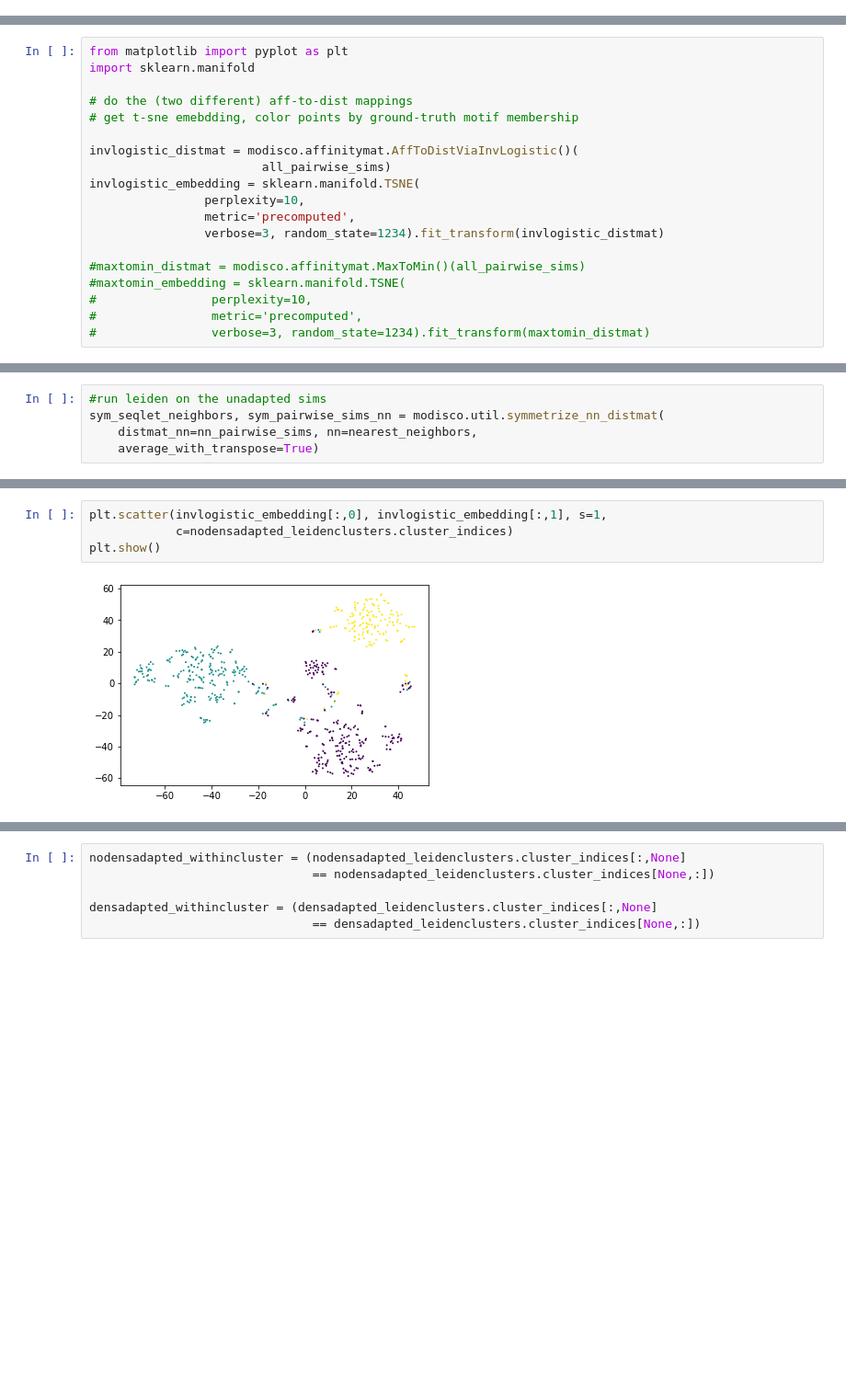
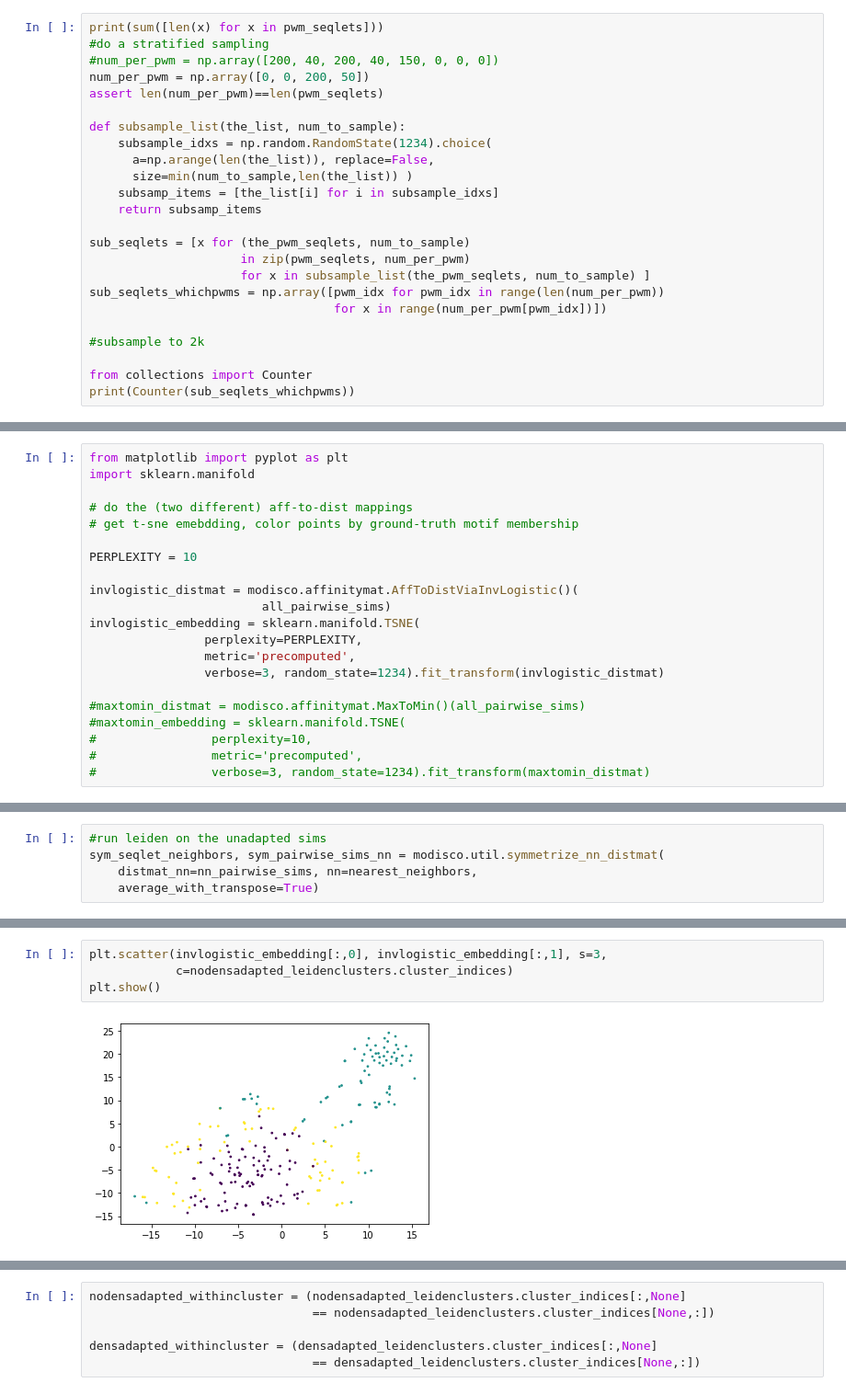
Before and after one commit to AvantiShri/colab_notebooks, a Jupyter notebook: misc_examples/SimulateImpScores.ipynb, the cells around one changed output, grey strips where cells are left out. Shown at 92% size. Cells and saved outputs as stored; diff of their text form; blank space fills up the shorter version.

```diff
--- a/misc_examples/SimulateImpScores.ipynb
+++ b/misc_examples/SimulateImpScores.ipynb
@@ -428,0 +404,24 @@ Counter({0: 200, 2: 200, 4: 150, 1: 40, 3: 40})
+# %%
+print(sum([len(x) for x in pwm_seqlets]))
+#do a stratified sampling
+#num_per_pwm = np.array([200, 40, 200, 40, 150, 0, 0, 0])
+num_per_pwm = np.array([0, 0, 200, 50])
+assert len(num_per_pwm)==len(pwm_seqlets)
+
+def subsample_list(the_list, num_to_sample):
+    subsample_idxs = np.random.RandomState(1234).choice(
+      a=np.arange(len(the_list)), replace=False,
+      size=min(num_to_sample,len(the_list)) )
+    subsamp_items = [the_list[i] for i in subsample_idxs]
+    return subsamp_items
+
+sub_seqlets = [x for (the_pwm_seqlets, num_to_sample)
+                     in zip(pwm_seqlets, num_per_pwm)
+                     for x in subsample_list(the_pwm_seqlets, num_to_sample) ]
+sub_seqlets_whichpwms = np.array([pwm_idx for pwm_idx in range(len(num_per_pwm))
+                                  for x in range(num_per_pwm[pwm_idx])])
+
+#subsample to 2k
+
+from collections import Counter
+print(Counter(sub_seqlets_whichpwms))
@@ -489,10 +486,12 @@ import sklearn.manifold
 # do the (two different) aff-to-dist mappings
 # get t-sne emebdding, color points by ground-truth motif membership
 
+PERPLEXITY = 10
+
 invlogistic_distmat = modisco.affinitymat.AffToDistViaInvLogistic()(
                         all_pairwise_sims)
 invlogistic_embedding = sklearn.manifold.TSNE(
-                perplexity=10,
+                perplexity=PERPLEXITY,
                 metric='precomputed',
                 verbose=3, random_state=1234).fit_transform(invlogistic_distmat)
 
@@ -561,9 +561,9 @@ Quality: 0.23867059314065767
 # %%
-plt.scatter(invlogistic_embedding[:,0], invlogistic_embedding[:,1], s=1,
+plt.scatter(invlogistic_embedding[:,0], invlogistic_embedding[:,1], s=3,
             c=nodensadapted_leidenclusters.cluster_indices)
 plt.show()
 # %% [output]
-[figure, old version]
+[figure, new version]
 # %%
 import joblib
 
```
Also changed, not shown: parts of 15 cells of this notebook.
